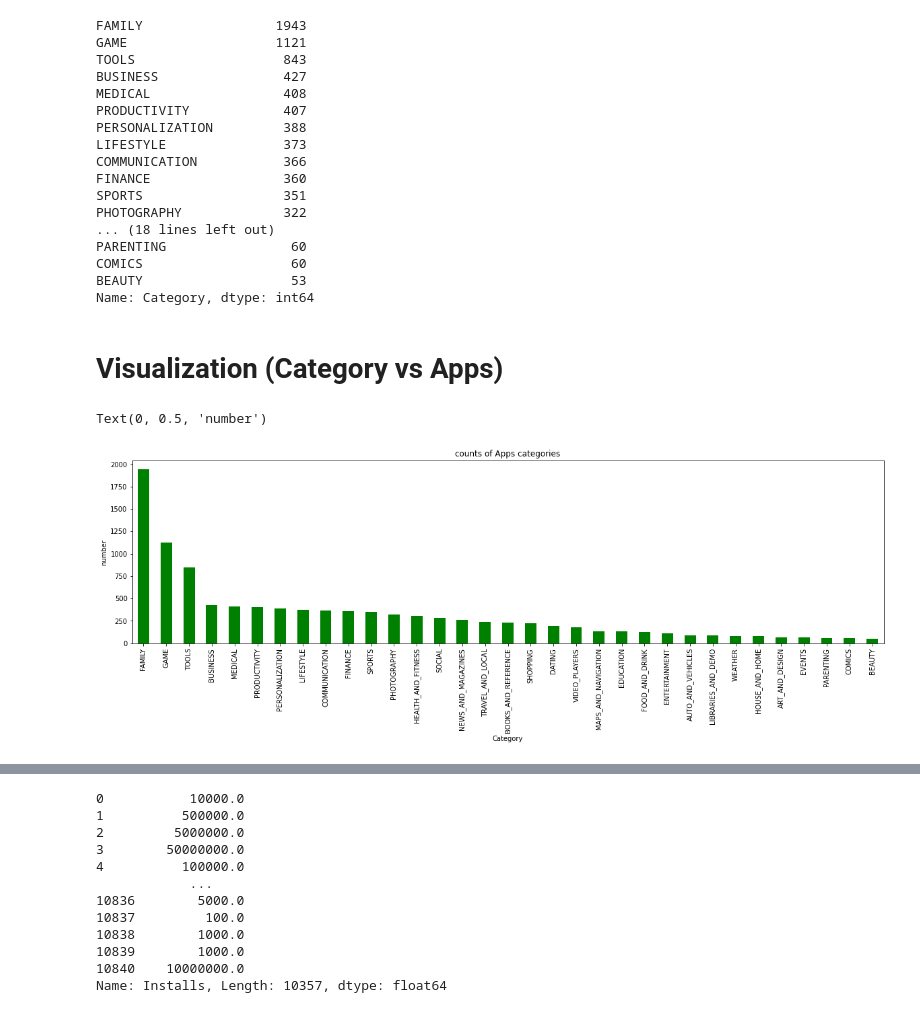
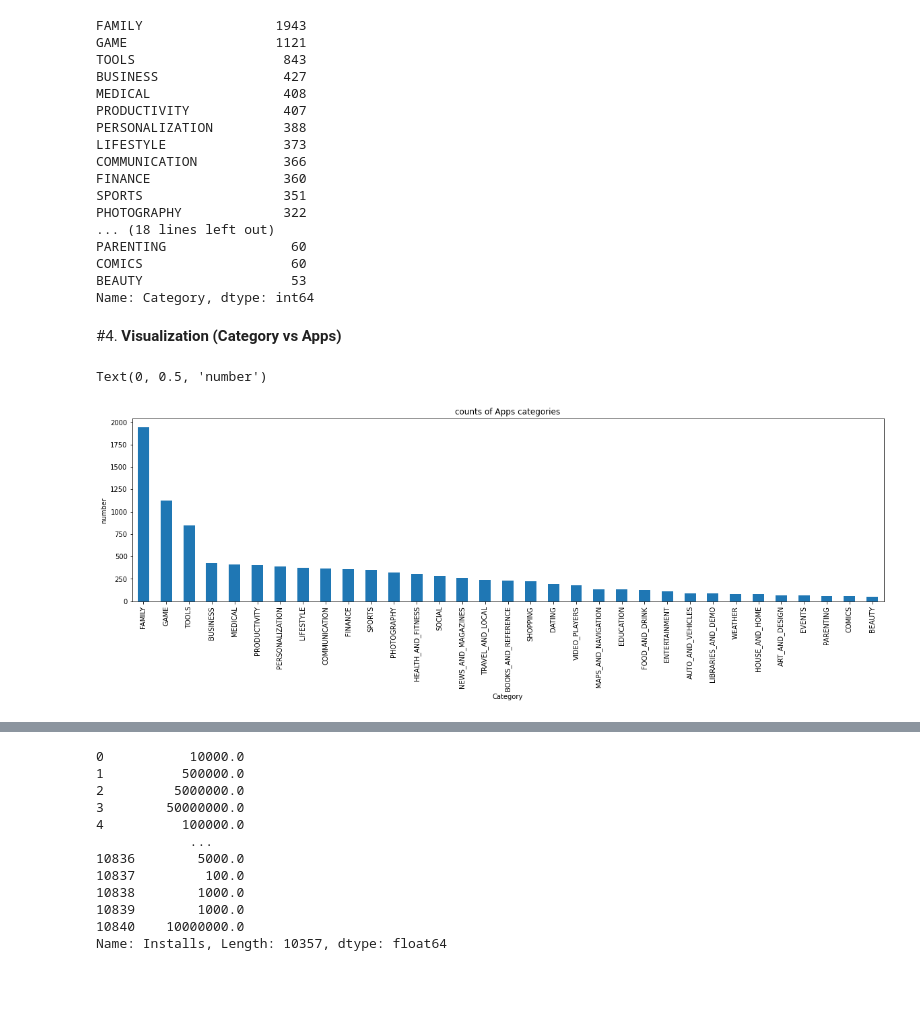
Before and after one commit to preetikhullbe/play-store-app-review, a Jupyter notebook: preeti_Play_Store_App_Review_Analysis_Capstone_Project.ipynb, the cells around one changed output, grey strips where cells are left out. Saved outputs shown, nothing was run; the diff lists cells and outputs as text; code cells hidden in the pictures; blank space fills up the shorter version.

```diff
--- a/preeti_Play_Store_App_Review_Analysis_Capstone_Project.ipynb
+++ b/preeti_Play_Store_App_Review_Analysis_Capstone_Project.ipynb
@@ -157,16 +158,14 @@ COMICS                   60
 BEAUTY                   53
 Name: Category, dtype: int64
 # %% [markdown]
-# **Visualization (Category vs Apps)**
+#4. **Visualization (Category vs Apps)**
 # %%
 #ploting a bar graph for finding which category has highest share of apps
-a=df1['Category'].value_counts()
+category_bar=df1['Category'].value_counts().plot.bar(figsize=(20,5))
+category_bar.set_title('counts of Apps categories')
+category_bar.set_xlabel('Category')
+category_bar.set_ylabel('number')
+# %% [output]
+Text(0, 0.5, 'number')
+[figure, added]
-# %%
-category_bar=a.plot.bar(figsize=(20,5),color='g')
-category_bar.set_title('counts of Apps categories')
-category_bar.set_xlabel('Category')
-category_bar.set_ylabel('number')
-# %% [output]
-Text(0, 0.5, 'number')
-[figure, removed]
 # %% [markdown]
```
Also changed, not shown: parts of 64 cells of this notebook.
